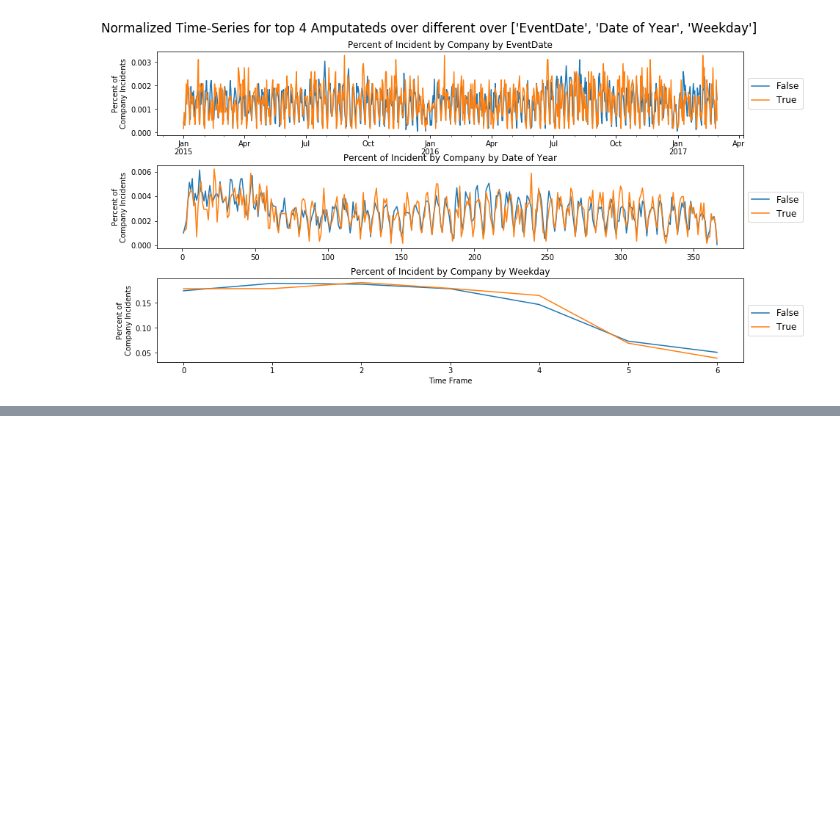
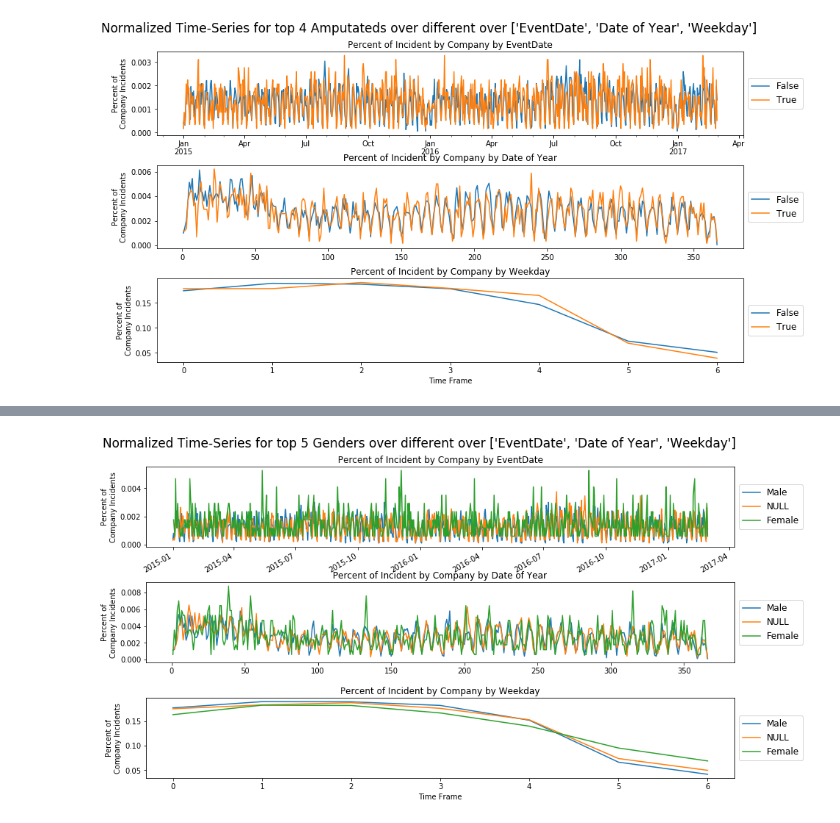
Before and after one commit to Vinodkumarcvk07/Natural-Language-Processing, a Jupyter notebook: Serious Injuries.ipynb, the cells around one changed output, grey strips where cells are left out. Cells and saved outputs as stored; diff of their text form; code cells hidden in the pictures; blank space fills up the shorter version.

```diff
--- a/Serious Injuries.ipynb
+++ b/Serious Injuries.ipynb
@@ -294,0 +471,5 @@ cat_time_slicer(df=df, slicevar = "Amputated",
+# %%
+cat_time_slicer(df=df[df["Gender"] != "Both Mentioned"], slicevar = "Gender",
+                n=5, timeframes=["EventDate","Date of Year","Weekday"])
+# %% [output]
+[figure, added]
```
Also changed, not shown: parts of 56 cells of this notebook, 2 other files.
